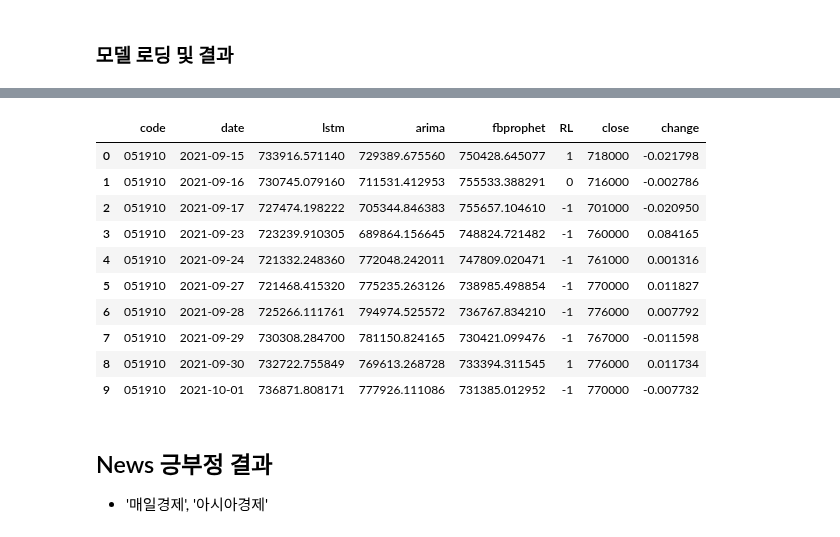
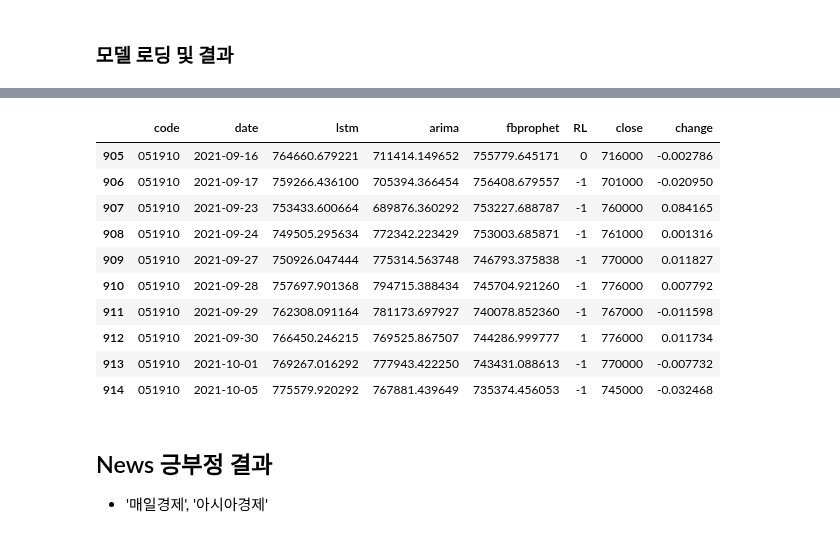
Before and after one commit to chaerui7967/stock_predict_news_and_youtube, a Jupyter notebook: result/lg화학/lg화학_통합테이블.ipynb, the cells around one changed output, grey strips where cells are left out. Cells and saved outputs as stored; diff of their text form; code cells hidden in the pictures.

```diff
--- a/result/lg화학/lg화학_통합테이블.ipynb
+++ b/result/lg화학/lg화학_통합테이블.ipynb
@@ -261,7 +260,7 @@ total_table
 ## arima 예측결과
 # %%
 end_date = datetime.datetime.now().strftime("%Y%m%d")
-samsung_df = money_sur('051910', '2018', end_date)
+samsung_df = money_sur('051910', '2015', end_date)
 # %%
 df = samsung_df[['Date','Close']]
 df.columns = ['Date', 'Price']
@@ -269,7 +268,7 @@ df.columns = ['Date', 'Price']
 from statsmodels.tsa.arima_model import ARIMA
 import statsmodels.api as sm
 # 학습, 테스트 데이터 분리
-for ru in range(-10,0):
+for ru in range(-len(total_table),0):
     rus = ru+1
     train = df[:ru]
     test = df[ru:]
@@ -338,7 +339,7 @@ total_table
 ## fbprophet 예측
 # %%
 end_date = datetime.datetime.now().strftime("%Y%m%d")
-samsung_df = money_sur('051910', start = '20180101', end = end_date)
+samsung_df = money_sur('051910', start = '2018', end = end_date)
 df1 = samsung_df[['Date','Close']]
 df1.columns = ['ds', 'y']
 
@@ -487,7 +477,7 @@ class Q_Network(nn.Module):
         h = self.fc_val(x)
         return (h)
 # %%
-(train, test, date_split) = dataset_loaderKR('051910', start = '20180101', end = end_date)
+(train, test, date_split) = dataset_loaderKR('051910', start = '2000', end = end_date)
 # %% [markdown]
 ### 모델 로딩 및 결과
 # %%
@@ -573,19 +563,19 @@ Name: Action, dtype: int64
 # %%
 total_table['RL'] = test[test['Date'].isin(list(total_table.date.values))]['Action'].values
 # %%
-total_table
+total_table[-10:]
 # %% [output]
 |  | code | date | lstm | arima | fbprophet | RL | close | change |
-| 0 | 051910 | 2021-09-15 | 733916.571140 | 729389.675560 | 750428.645077 | 1 | 718000 | -0.021798 |
-| 1 | 051910 | 2021-09-16 | 730745.079160 | 711531.412953 | 755533.388291 | 0 | 716000 | -0.002786 |
-| 2 | 051910 | 2021-09-17 | 727474.198222 | 705344.846383 | 755657.104610 | -1 | 701000 | -0.020950 |
-| 3 | 051910 | 2021-09-23 | 723239.910305 | 689864.156645 | 748824.721482 | -1 | 760000 | 0.084165 |
-| 4 | 051910 | 2021-09-24 | 721332.248360 | 772048.242011 | 747809.020471 | -1 | 761000 | 0.001316 |
-| 5 | 051910 | 2021-09-27 | 721468.415320 | 775235.263126 | 738985.498854 | -1 | 770000 | 0.011827 |
-| 6 | 051910 | 2021-09-28 | 725266.111761 | 794974.525572 | 736767.834210 | -1 | 776000 | 0.007792 |
-| 7 | 051910 | 2021-09-29 | 730308.284700 | 781150.824165 | 730421.099476 | -1 | 767000 | -0.011598 |
-| 8 | 051910 | 2021-09-30 | 732722.755849 | 769613.268728 | 733394.311545 | 1 | 776000 | 0.011734 |
-| 9 | 051910 | 2021-10-01 | 736871.808171 | 777926.111086 | 731385.012952 | -1 | 770000 | -0.007732 |
+| 905 | 051910 | 2021-09-16 | 764660.679221 | 711414.149652 | 755779.645171 | 0 | 716000 | -0.002786 |
+| 906 | 051910 | 2021-09-17 | 759266.436100 | 705394.366454 | 756408.679557 | -1 | 701000 | -0.020950 |
+| 907 | 051910 | 2021-09-23 | 753433.600664 | 689876.360292 | 753227.688787 | -1 | 760000 | 0.084165 |
+| 908 | 051910 | 2021-09-24 | 749505.295634 | 772342.223429 | 753003.685871 | -1 | 761000 | 0.001316 |
+| 909 | 051910 | 2021-09-27 | 750926.047444 | 775314.563748 | 746793.375838 | -1 | 770000 | 0.011827 |
+| 910 | 051910 | 2021-09-28 | 757697.901368 | 794715.388434 | 745704.921260 | -1 | 776000 | 0.007792 |
+| 911 | 051910 | 2021-09-29 | 762308.091164 | 781173.697927 | 740078.852360 | -1 | 767000 | -0.011598 |
+| 912 | 051910 | 2021-09-30 | 766450.246215 | 769525.867507 | 744286.999777 | 1 | 776000 | 0.011734 |
+| 913 | 051910 | 2021-10-01 | 769267.016292 | 777943.422250 | 743431.088613 | -1 | 770000 | -0.007732 |
+| 914 | 051910 | 2021-10-05 | 775579.920292 | 767881.439649 | 735374.456053 | -1 | 745000 | -0.032468 |
 # %% [markdown]
 ## News 긍부정 결과
 - '매일경제', '아시아경제'
```
Also changed, not shown: parts of 58 cells of this notebook.
